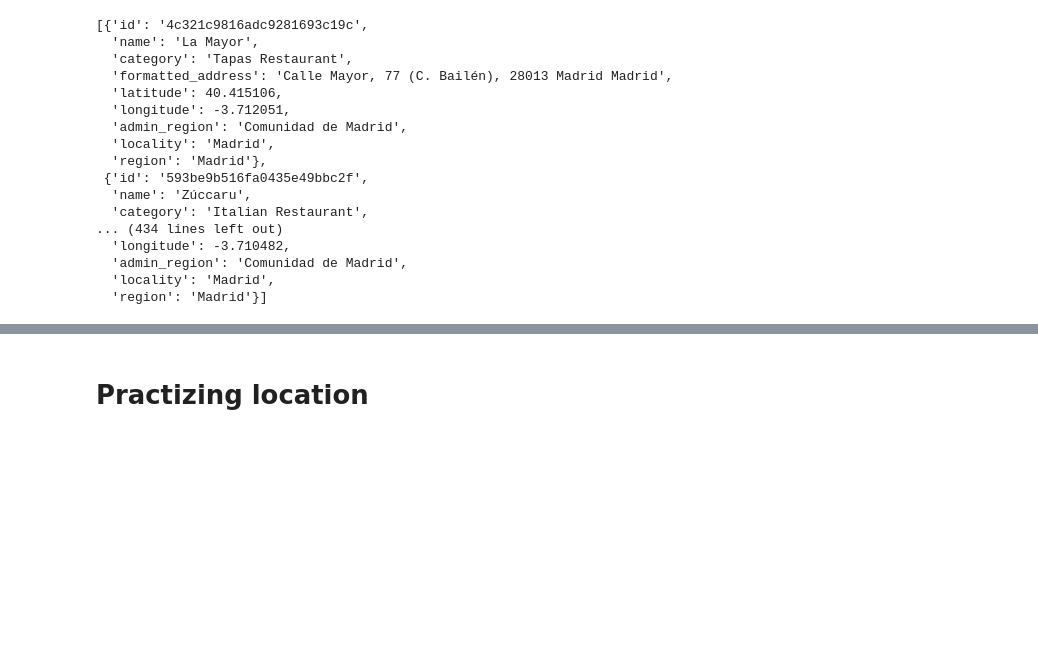
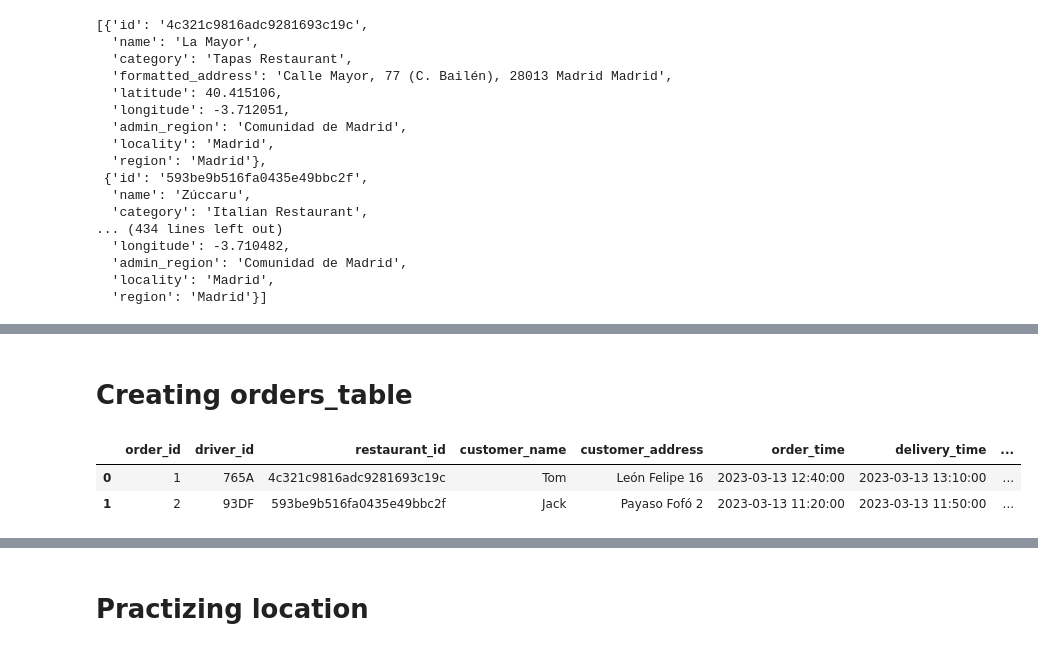
Before and after one commit to christiandda/test, a Jupyter notebook: src/notebooks/app.ipynb, the cells around one changed output, grey strips where cells are left out. Saved outputs shown, nothing was run; the diff lists cells and outputs as text; code cells hidden in the pictures; blank space fills up the shorter version.

```diff
--- a/src/notebooks/app.ipynb
+++ b/src/notebooks/app.ipynb
@@ -162,3 +224,48 @@ df_shops.head(2)
 |  | id | name | category | formatted_address | latitude | longitude | admin_region | locality | region |
 | 0 | 4c321c9816adc9281693c19c | La Mayor | Tapas Restaurant | Calle Mayor, 77 (C. Bailén), 2801... | 40.415106 | -3.712051 | Comunidad de Madrid | Madrid | Madrid |
 | 1 | 593be9b516fa0435e49bbc2f | Zúccaru | Italian Restaurant | Calle Vergara, 16, 28013 Madrid M... | 40.417227 | -3.711617 | Comunidad de Madrid | Madrid | Madrid |
+# %% [markdown]
+# Creating orders_table
+# %%
+order_table = [
+    {
+        "order_id": 1,
+        "driver_id": "765A",
+        "restaurant_id": "4c321c9816adc9281693c19c",
+        "customer_name": "Tom",
+        "customer_address": "León Felipe 16",
+        "order_time": "2023-03-13 12:40:00",
+        "delivery_time": "2023-03-13 13:10:00",
+        "total_amount": 40.0,
+        "order_status": "delivered"
+    },
+    {
+        "order_id": 2,
+        "driver_id": "93DF",
+        "restaurant_id": "593be9b516fa0435e49bbc2f",
+        "customer_name": "Jack",
+        "customer_address": "Payaso Fofó 2",
+        "order_time": "2023-03-13 11:20:00",
+        "delivery_time": "2023-03-13 11:50:00",
+        "total_amount": 25.0,
+        "order_status": "delivered"
+    },
+    {
+        "order_id": 3,
+        "driver_id": "5EDD",
+        "restaurant_id": "595bc8e52bf9a971a2316f62",
+        "customer_name": "Jane",
+        "customer_address": "Cenicienta 2",
+        "order_time": "2023-03-13 17:30:00",
+        "delivery_time": "2023-03-13 18:00:00",
+        "total_amount": 60.0,
+        "order_status": "delivered"
+    }]
+# %%
+# create the DataFrame
+df = pd.DataFrame(order_table)
+df.head(2)
+# %% [output]
+|  | order_id | driver_id | restaurant_id | customer_name | customer_address | order_time | delivery_time | ... |
+| 0 | 1 | 765A | 4c321c9816adc9281693c19c | Tom | León Felipe 16 | 2023-03-13 12:40:00 | 2023-03-13 13:10:00 | ... |
+| 1 | 2 | 93DF | 593be9b516fa0435e49bbc2f | Jack | Payaso Fofó 2 | 2023-03-13 11:20:00 | 2023-03-13 11:50:00 | ... |
```
Also changed, not shown: parts of 12 cells of this notebook, 6 other files.
